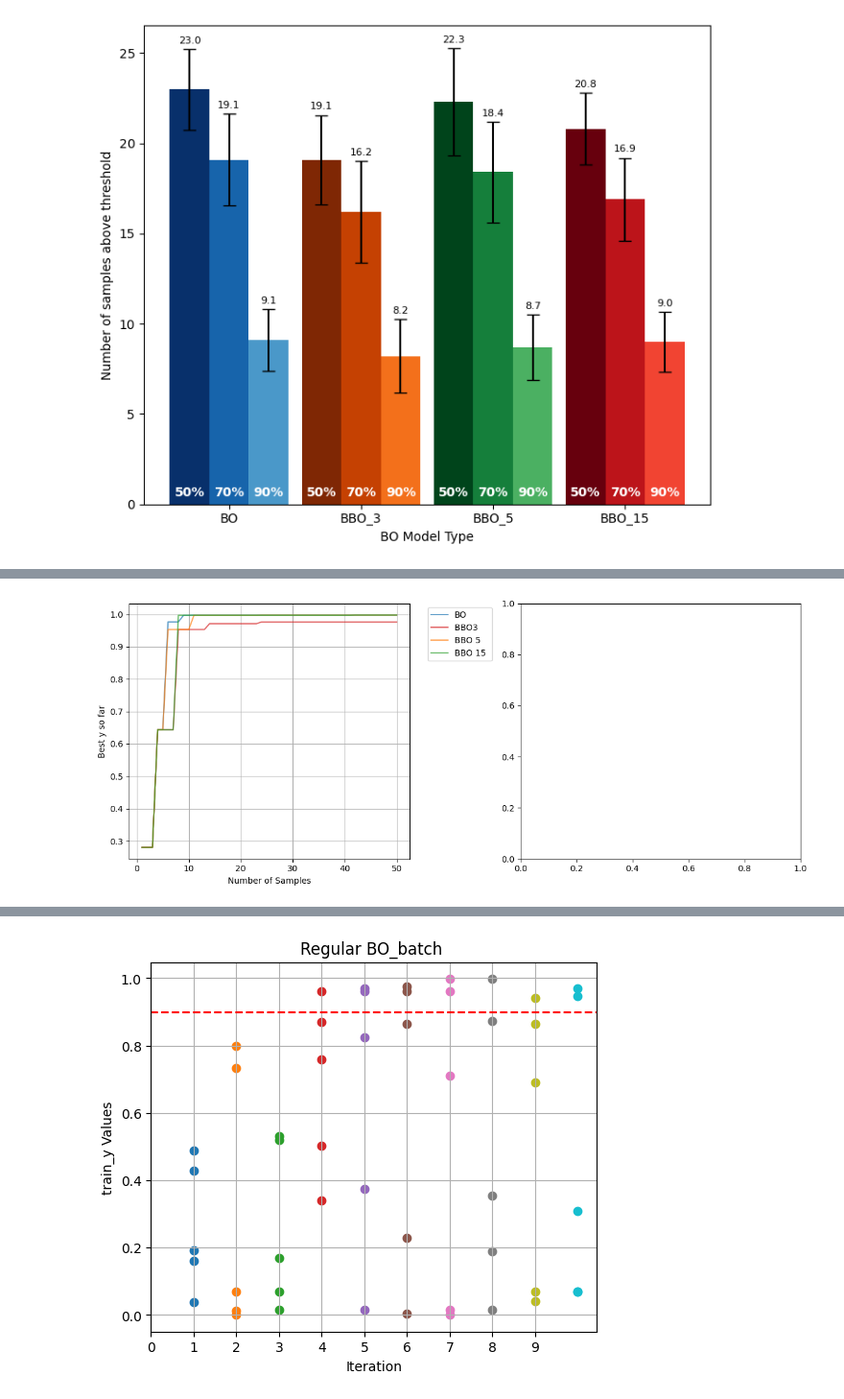
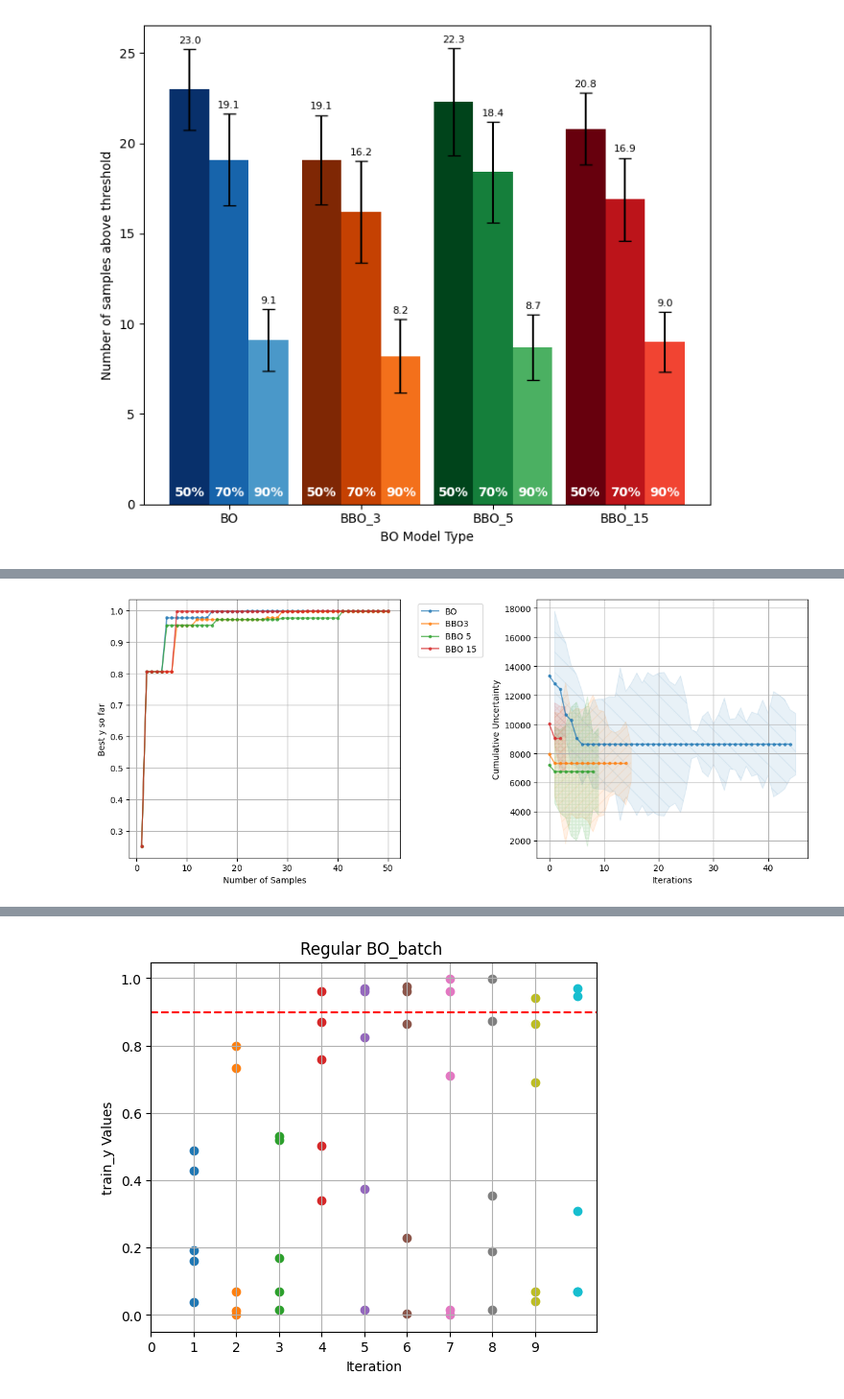
Before and after one commit to uwsunlab/BO-RFB, a Jupyter notebook: PoolBased/ComparisonTesting/BOvsBBOvsRandom.ipynb, the cells around one changed output, grey strips where cells are left out. Shown at 96% size. Drawn from its saved outputs; the diff is of its cells as text; code cells hidden in the pictures.

```diff
--- a/PoolBased/ComparisonTesting/BOvsBBOvsRandom.ipynb
+++ b/PoolBased/ComparisonTesting/BOvsBBOvsRandom.ipynb
@@ -422,8 +487,9 @@ for result in results_store:
 
 # Prepare data
 labels = ['BO', 'BBO3 ', 'BBO 5', 'BBO 15 ']
-colors = ['tab:blue', 'tab:red', 'tab:orange', 'tab:green']
-n = 3
+colors = ['tab:blue', 'tab:orange', 'tab:green', 'tab:red']
+hatches = ['\\', '//', '+++', 'xxx']
+n = 7
 y_lists = [
     np.array(results_store[n][1]['y_best']),
     np.array(results_store[n][3]['y_best']),
@@ -431,47 +497,74 @@ y_lists = [
     np.array(results_store[n][15]['y_best'])
 ]
 
+y_mean_list = [
+    y1_best_mean,
+    y3_best_mean,
+    y5_best_mean,
+    y15_best_mean
+]
+
+y_var_list = [
+    y1_best_var,
+    y3_best_var,
+    y5_best_var,
+    y15_best_var
+]
 
 varsum_lists = [
-    np.array(varsum_1_all),
-    np.array(varsum_3_all),
-    np.array(varsum_5_all),
-    np.array(varsum_15_all)
+    np.array(varsum_1_all).mean(axis=0),
+    np.array(varsum_3_all).mean(axis=0),
+    np.array(varsum_5_all).mean(axis=0),
+    np.array(varsum_15_all).mean(axis=0)
 ]
 varsum_lists_std = [
     np.array(varsum_1_all).std(axis=0),
     np.array(varsum_3_all).std(axis=0),
     np.array(varsum_5_all).std(axis=0),
     np.array(varsum_15_all).std(axis=0)
 ]
-sample_counts = [np.arange(1, len(y) + 1) for y in y_lists]
+sample_counts = [np.arange(1, len(y) + 1) for y in y_mean_list]
 best_y = [np.maximum.accumulate(y) for y in y_lists]
-varsum = [np.maximum.accumulate(var) for var in varsum_lists]
+# var_y = [np.maximum.accumulate(var) for var in varsum_lists_std ]
+varsum = [np.minimum.accumulate(var) for var in varsum_lists]
 iterations = [np.arange(1, len(var) + 1) for var in varsum_lists]
 # Plot as a 1x2 subplot: (left) Best y vs Number of Samples, (right) All y values vs Number of Samples
 
 fig, axes = plt.subplots(1, 2, figsize=(12, 5))
 
 # Left: Best y so far
-for samples, best, label, color in zip(sample_counts, best_y, labels, colors):
-    axes[0].plot(samples, best, label=label, marker='', alpha=0.7, color=color)
+for samples, best, var, label, color, hat in zip(sample_counts, best_y, y_var_list, labels, colors, hatches):
+    axes[0].plot(samples, best, label=label, marker='.', alpha=0.7, color=color)
+    # axes[0].fill_between(samples,
+    #      np.maximum(best.flatten() - var.flatten(), 0),
+    #      np.minimum(best.flatten() + var.flatten(), 1),
+    #      alpha=0.2, color=color, hatch = hat)
+
+## Random Sample Comparison
+# axes[0].plot(np.arange(1, num_samples + 1), random_search_mean, label='Random Search', color='gray', marker='.')
+# axes[0].fill_between(np.arange(1, num_samples + 1),
+#          random_search_mean - random_search_std,
+#          np.minimum(random_search_mean + random_search_std,1),
+#          color='gray', alpha=0.2)
+
 axes[0].set_xlabel('Number of Samples')
 axes[0].set_ylabel('Best y so far')
 # axes[0].set_title('Best y vs Number of Samples')
 axes[0].legend(bbox_to_anchor=(1.05, 1), loc='upper left')
 plt.tight_layout()
 axes[0].grid(True)
 
-# # Right: All y values (not just best-so-far)
-# for iter, varsum,std, label in zip(iterations , varsum_lists,varsum_lists_std, labels):
-#     axes[1].plot(iter, varsum, label=label, marker='.', alpha=0.7)
-# axes[1].set_xlabel('Number of Samples')
-# axes[1].set_ylabel('y')
-# axes[1].set_title('All y values vs Number of Samples')
+# Right: All y values (not just best-so-far)
+for iter, varsum, std, label, hat, color in zip(iterations , varsum,varsum_lists_std, labels, hatches, colors):
+    # Plot the cumulative uncertainty
+    axes[1].plot(varsum, label=label, marker='.', alpha=0.7)
+    axes[1].fill_between(iter, np.array(varsum) - np.array(std), np.array(varsum) + np.array(std), alpha=0.1, hatch = hat, color = color)
+axes[1].set_xlabel('Iterations')
+axes[1].set_ylabel('Cumulative Uncertainty')
 # axes[1].legend()
-# axes[1].grid(True)
+axes[1].grid(True)
 
 plt.tight_layout()
 plt.show()
 # %% [output]
-[figure, old version]
+[figure, new version]
```
Also changed, not shown: parts of 5 cells of this notebook, 7 other files.
